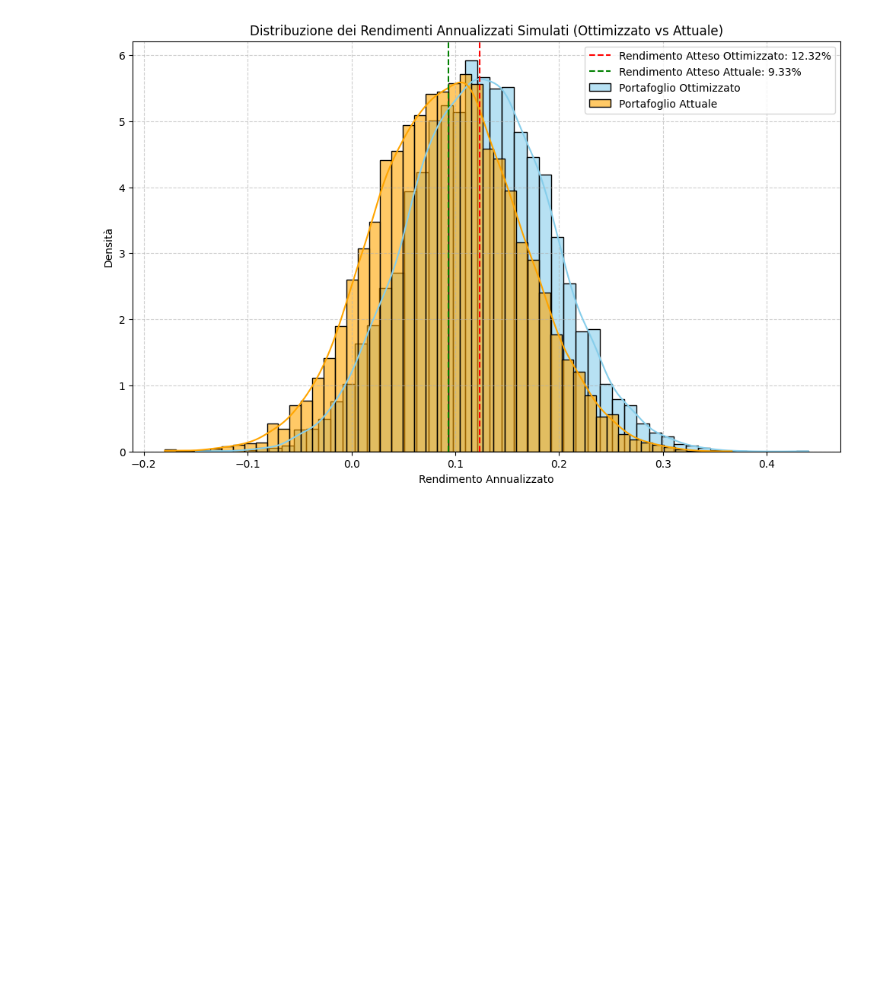
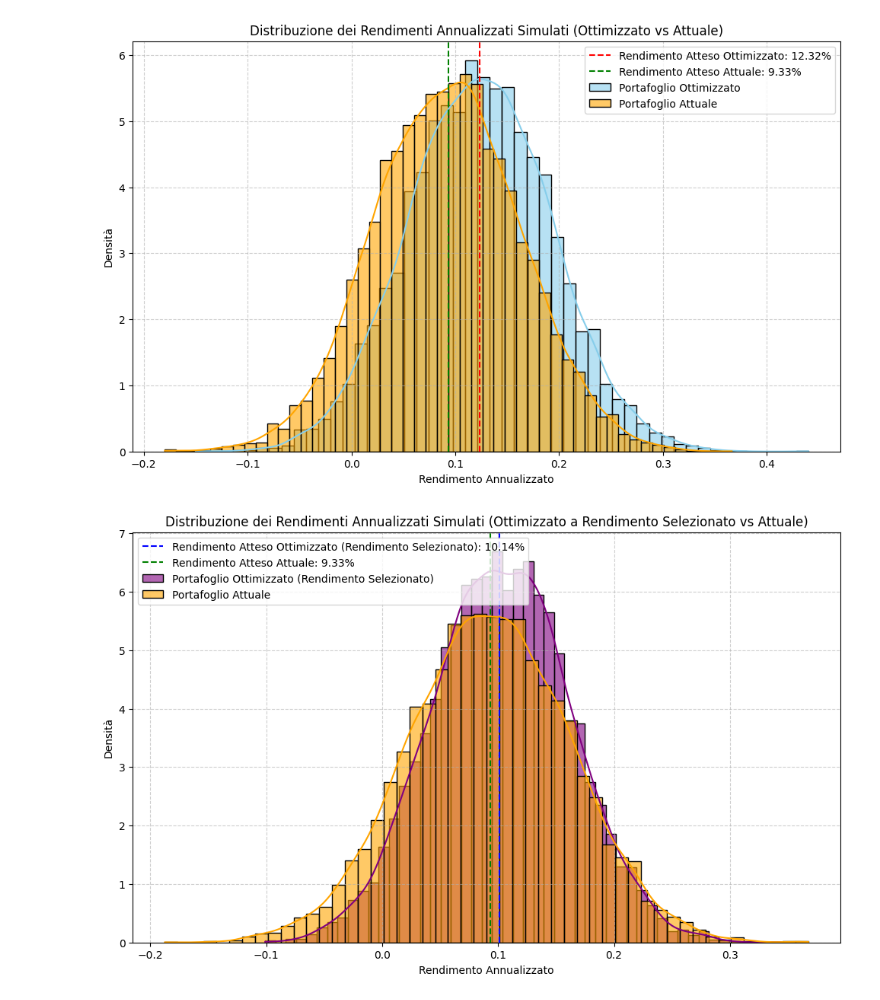
Before and after one commit to MarioPEL58/Finance, a Jupyter notebook: frontiera_efficiente_da_yf.ipynb, the cells around one changed output. Saved outputs shown, nothing was run; the diff lists cells and outputs as text; code cells hidden in the pictures; blank space fills up the shorter version.

```diff
--- a/frontiera_efficiente_da_yf.ipynb
+++ b/frontiera_efficiente_da_yf.ipynb
@@ -613,6 +613,35 @@ plt.grid(True, linestyle='--', alpha=0.6)
 plt.show()
 # %% [output]
 [figure]
+# %%
+num_simulations = 10000
+
+# Simulate returns for the Optimized Portfolio (Selected Return)
+# Using the already calculated portfolio_selected_return_return and portfolio_selected_return_std_dev
+simulated_returns_optimized_selected = np.random.normal(portfolio_selected_return_return, portfolio_selected_return_std_dev, num_simulations)
+
+# Simulate returns for the Actual Portfolio
+# Using the already calculated my_portfolio_return and my_portfolio_std_dev
+simulated_returns_actual = np.random.normal(my_portfolio_return, my_portfolio_std_dev, num_simulations)
+
+
+# Visualizza la distribuzione dei rendimenti simulati
+plt.figure(figsize=(12, 7))
+sns.histplot(simulated_returns_optimized_selected, bins=50, kde=True, color='purple', label='Portafoglio Ottimizzato (Rendimento Selezionato)', stat='density', alpha=0.6)
+sns.histplot(simulated_returns_actual, bins=50, kde=True, color='orange', label='Portafoglio Attuale', stat='density', alpha=0.6)
+
+plt.title('Distribuzione dei Rendimenti Annualizzati Simulati (Ottimizzato a Rendimento Selezionato vs Attuale)')
+plt.xlabel('Rendimento Annualizzato')
+plt.ylabel('Densità')
+
+plt.axvline(x=portfolio_selected_return_return, color='blue', linestyle='--', label=f'Rendimento Atteso Ottimizzato (Rendimento Selezionato): {portfolio_selected_return_return:.2%}')
+plt.axvline(x=my_portfolio_return, color='green', linestyle='--', label=f'Rendimento Atteso Attuale: {my_portfolio_return:.2%}')
+
+plt.legend()
+plt.grid(True, linestyle='--', alpha=0.6)
+plt.show()
+# %% [output]
+[figure, added]
 # %%
 url = "https://raw.githubusercontent.com/paolocole/Stock-Indexes-Historical-Data/main/DAILY/NET/"
 
```
